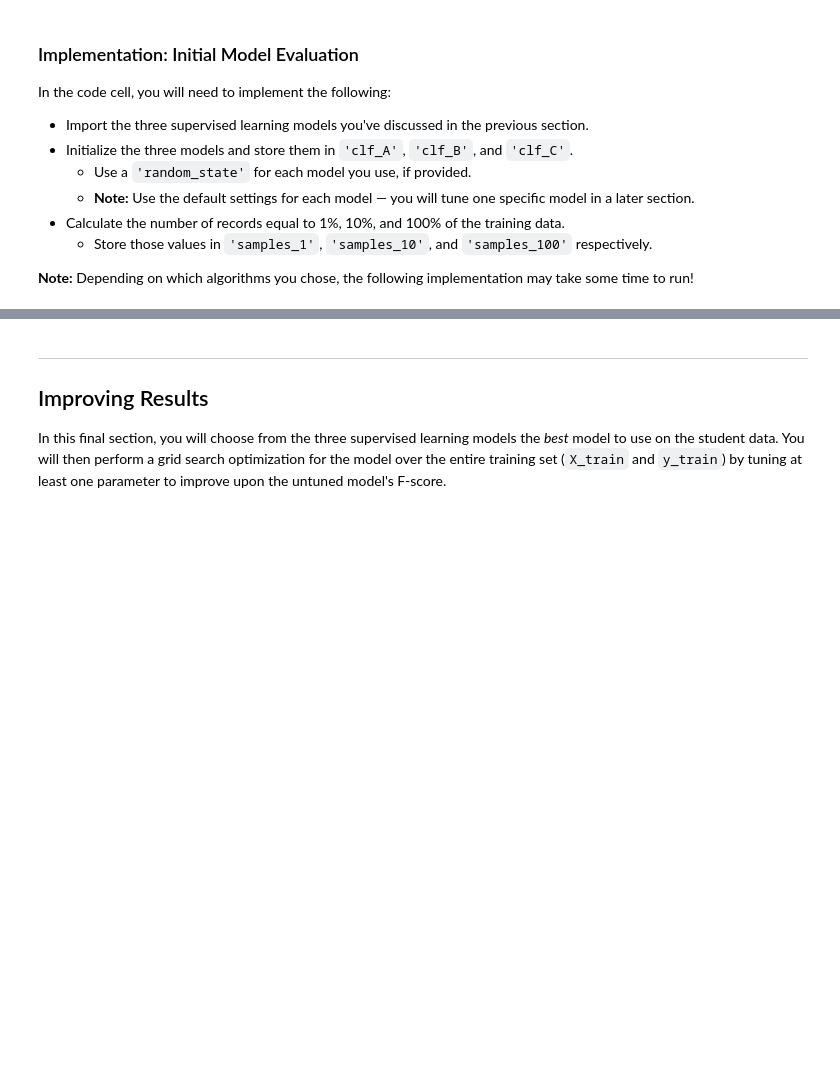
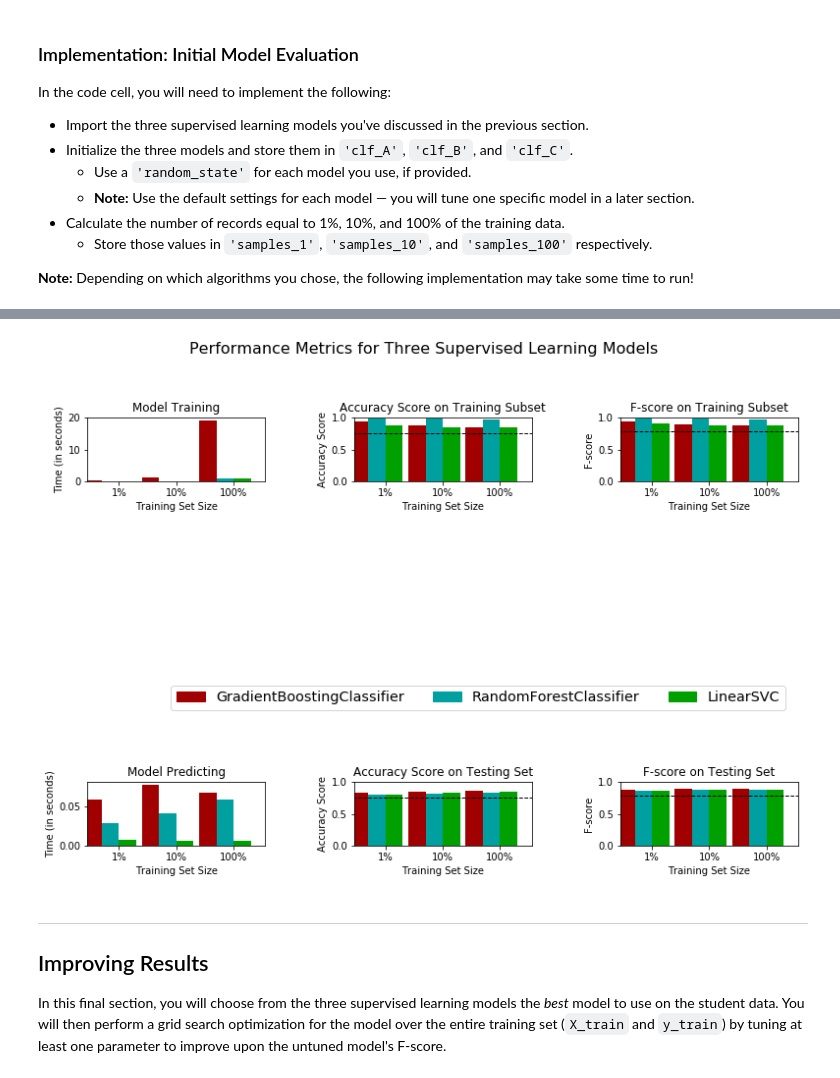
Before and after one commit to einalem1234/udacity-data-scientist, a Jupyter notebook: src/project1-finding-donors/finding_donors.ipynb, the cells around one changed output, grey strips where cells are left out. Saved outputs shown, nothing was run; the diff lists cells and outputs as text; code cells hidden in the pictures; blank space fills up the shorter version.

Commit message:
selected 3 algorithms

```diff
--- a/src/project1-finding-donors/finding_donors.ipynb
+++ b/src/project1-finding-donors/finding_donors.ipynb
@@ -389,0 +467,65 @@ vs.evaluate(results, accuracy, fscore)
+# %%
+# Import the three supervised learning models from sklearn
+from sklearn.tree import DecisionTreeClassifier
+from sklearn.neighbors import KNeighborsClassifier
+from sklearn.svm import LinearSVC
+from sklearn.ensemble import RandomForestClassifier, GradientBoostingClassifier
+from sklearn.linear_model import LogisticRegression
+
+random_state= np.random.RandomState(9)
+
+# TODO: Initialize the three models
+clf_A = GradientBoostingClassifier(random_state = random_state)
+# GradientBoostingClassifier(loss=’deviance’, learning_rate=0.1, n_estimators=100, subsample=1.0,
+#                            criterion=’friedman_mse’, min_samples_split=2, min_samples_leaf=1,
+#                            min_weight_fraction_leaf=0.0, max_depth=3, min_impurity_decrease=0.0,
+#                            min_impurity_split=None, init=None, random_state=None, max_features=None,
+#                            verbose=0, max_leaf_nodes=None, warm_start=False, presort=’auto’)
+
+#clf_A = DecisionTreeClassifier(random_state = random_state)
+# DecisionTreeClassifier(criterion=’gini’, splitter=’best’, max_depth=None,
+#                        min_samples_split=2, min_samples_leaf=1, min_weight_fraction_leaf=0.0,
+#                        max_features=None, random_state=None, max_leaf_nodes=None,
+#                        min_impurity_decrease=0.0, min_impurity_split=None, class_weight=None, presort=False)
+
+# clf_B = LogisticRegression()
+
+clf_B = RandomForestClassifier(random_state = random_state)
+# RandomForestClassifier(n_estimators=10, criterion=’gini’, max_depth=None, min_samples_split=2,
+#                        min_samples_leaf=1, min_weight_fraction_leaf=0.0, max_features=’auto’,
+#                        max_leaf_nodes=None, min_impurity_decrease=0.0, min_impurity_split=None,
+#                        bootstrap=True, oob_score=False, n_jobs=1, random_state=None, verbose=0,
+#                        warm_start=False, class_weight=None)
+
+# clb_B = KNeighborsClassifier(n_neighbors = 250)
+# KNeighborsClassifier(n_neighbors=5, weights=’uniform’, algorithm=’auto’, leaf_size=30, p=2,
+#                      metric=’minkowski’, metric_params=None, n_jobs=1)
+clf_C = LinearSVC(dual = False, random_state = random_state)
+# LinearSVC(penalty=’l2’, loss=’squared_hinge’, dual=True, tol=0.0001, C=1.0, multi_class=’ovr’,
+#           fit_intercept=True, intercept_scaling=1, class_weight=None, verbose=0,
+#           random_state=None, max_iter=1000)
+# Prefer dual=False when n_samples > n_features.
+
+
+
+# Calculate the number of samples for 1%, 10%, and 100% of the training data
+# HINT: samples_100 is the entire training set i.e. len(y_train)
+# HINT: samples_10 is 10% of samples_100 (ensure to set the count of the values to be `int` and not `float`)
+# HINT: samples_1 is 1% of samples_100 (ensure to set the count of the values to be `int` and not `float`)
+samples_100 = len(y_train)
+samples_10 = int(samples_100/10)
+samples_1 = int(samples_100/100)
+
+# Collect results on the learners
+results = {}
+for clf in [clf_A, clf_B, clf_C]:
+    clf_name = clf.__class__.__name__
+    results[clf_name] = {}
+    for i, samples in enumerate([samples_1, samples_10, samples_100]):
+        results[clf_name][i] = \
+        train_predict(clf, samples, X_train, y_train, X_test, y_test)
+    print("\n")
+
+# Run metrics visualization for the three supervised learning models chosen
+vs.evaluate(results, accuracy, fscore)
+# %% [output]
@@ -390,3 +549,4 @@ vs.evaluate(results, accuracy, fscore)
+[figure, added]
 # %% [markdown]
 ----
 ## Improving Results
```
Also changed, not shown: parts of 10 cells of this notebook, 1 other file.
